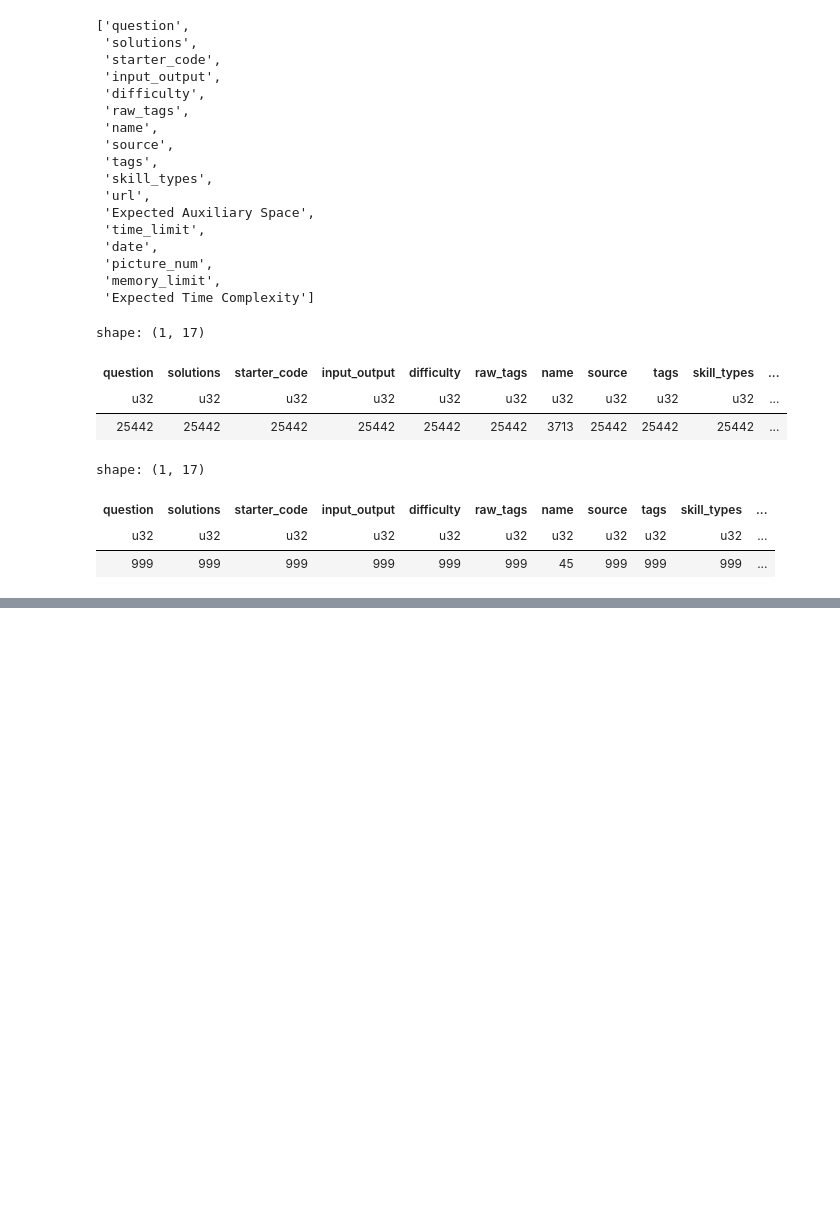
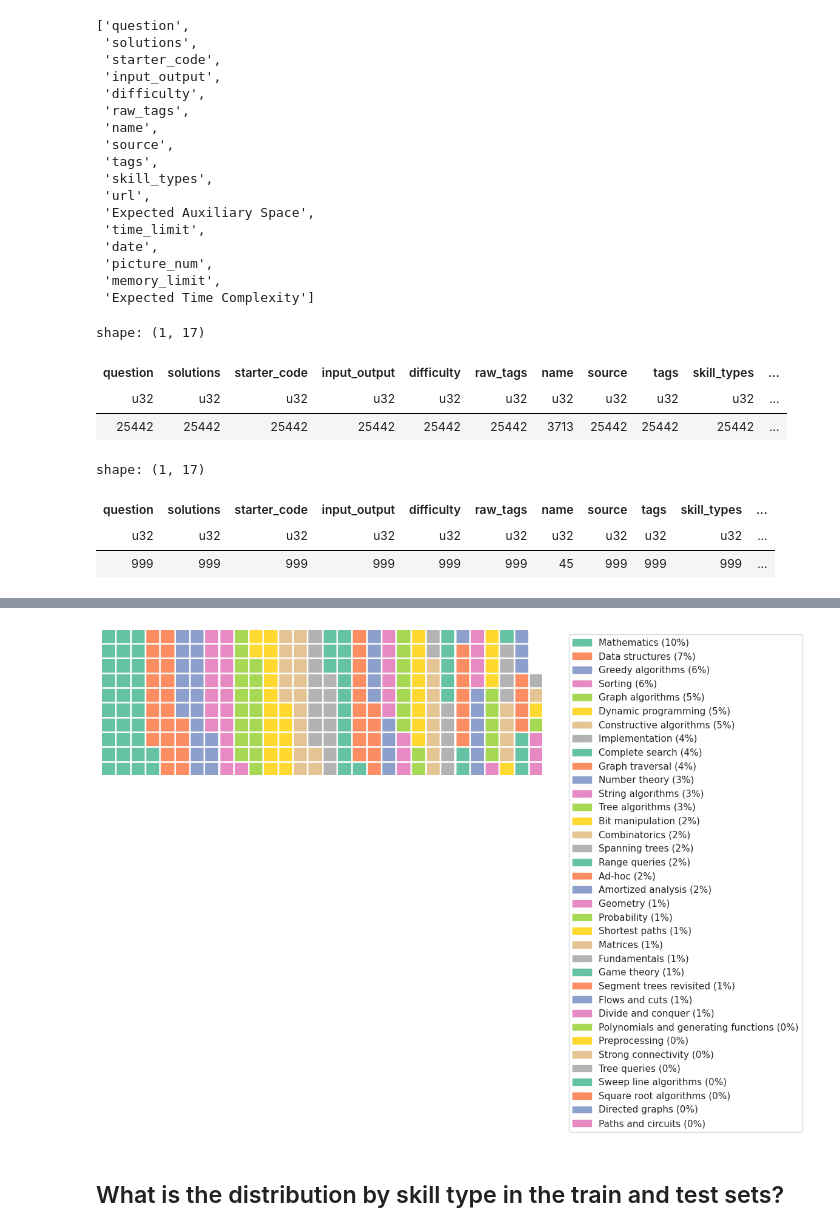
Before and after one commit to CaioRhoden/datamodels-context-reduction, a Jupyter notebook: eda/taco/eda_taco.ipynb, the cells around one changed output, grey strips where cells are left out. Saved outputs shown, nothing was run; the diff lists cells and outputs as text; code cells hidden in the pictures; blank space fills up the shorter version.

```diff
--- a/eda/taco/eda_taco.ipynb
+++ b/eda/taco/eda_taco.ipynb
@@ -72,0 +185,10 @@ shape: (1, 17)
+# %%
+_view = (
+    df_test
+    .with_columns(pl.col("tags").map_elements(lambda x: ast.literal_eval(x)).alias("tags"))
+    .explode("tags")
+    .group_by("tags")
+    .len()
+    .sort("len")
+)
+_view.count()
@@ -72,0 +200,24 @@ shape: (1, 17)
+# %%
+data = {}
+tags = _view.sort("len", descending=True).to_dicts()
+
+
+for tag in tags:
+    data[tag["tags"]] = tag["len"]
+
+repartition = [f"{k} ({int(v / sum(data.values()) * 100)}%)" for k, v in data.items()]
+
+plt.figure(
+    figsize=(12, 12),
+    FigureClass=Waffle,
+    rows=10,
+    columns=30,
+    values=data,
+    legend={'loc': 'upper left', 'bbox_to_anchor': (1.05, 1)},
+    labels=repartition,
+)
+plt.show()
+# %% [output]
+[figure, added]
+# %% [markdown]
+## What is the distribution by skill type in the train and test sets?
```
Also changed, not shown: parts of 20 cells of this notebook.
